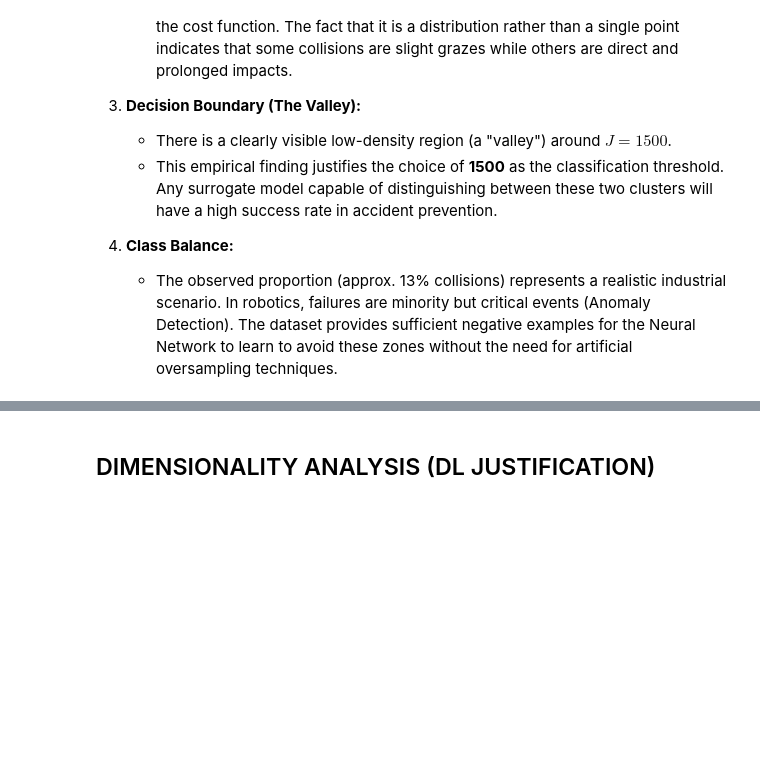
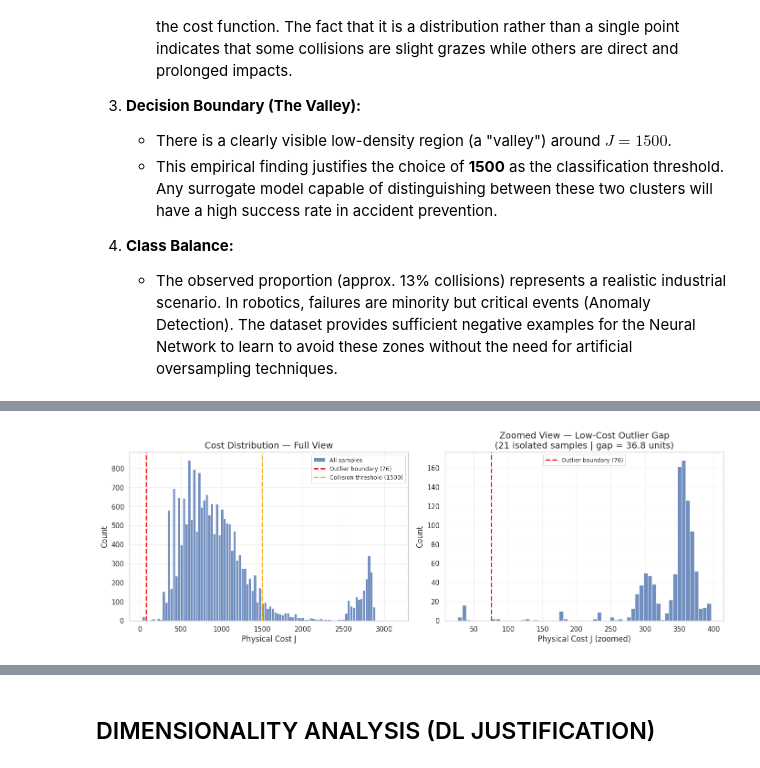
Before and after one commit to esteb01/TFM_Surrogate_Robot, a Jupyter notebook: notebooks/EDA.ipynb, the cells around one changed output, grey strips where cells are left out. Drawn from its saved outputs; the diff is of its cells as text; code cells hidden in the pictures; blank space fills up the shorter version.

```diff
--- a/notebooks/EDA.ipynb
+++ b/notebooks/EDA.ipynb
@@ -211,0 +224,86 @@ The cost function histogram reveals a clear bimodal distribution, which validate
+# %%
+# --- Threshold identification ---
+# Visual inspection of cost histogram reveals a clear gap.
+# Low-cost outliers: values far below the main distribution's minimum.
+# Threshold is set conservatively to capture only truly isolated points.
+
+cost_vals = df['cost'].values
+sorted_costs = np.sort(cost_vals)
+
+# --- Find the true outlier gap ---
+# Look at the bottom 10% and find ALL gaps > 20 cost units.
+# We want the FIRST significant gap, not the largest one.
+low_10pct = sorted_costs[:int(len(sorted_costs) * 0.10)]
+gaps = np.diff(low_10pct)
+
+significant_gaps = [
+    (low_10pct[i], low_10pct[i+1], low_10pct[i+1] - low_10pct[i])
+    for i in range(len(gaps)) if gaps[i] > 20
+]
+
+print("=" * 55)
+print("  SIGNIFICANT GAPS IN LOWER 10% OF DISTRIBUTION")
+print("=" * 55)
+for before, after, size in significant_gaps:
+    print(f"  Gap of {size:.1f} units: [{before:.2f} → {after:.2f}]")
+
+# Use FIRST gap as the true outlier boundary
+gap_threshold = significant_gaps[0][1]
+
+low_outliers = df[df['cost'] < gap_threshold]
+main_dist    = df[df['cost'] >= gap_threshold]
+high_outliers = df[df['cost'] > main_dist['cost'].quantile(0.995)]
+
+print()
+print("=" * 55)
+print("  OUTLIER ANALYSIS — Cost Distribution")
+print("=" * 55)
+print(f"  Total samples                   : {len(df):,}")
+print(f"  Refined gap threshold           : {gap_threshold:.2f}")
+print(f"  (i)  Low-cost outliers          : {len(low_outliers)} samples")
+print(f"       Cost range                 : [{low_outliers['cost'].min():.2f}, "
+      f"{low_outliers['cost'].max():.2f}]")
+print(f"       Gap to main dist.          : "
+      f"{main_dist['cost'].min() - low_outliers['cost'].max():.2f} units")
+print(f"       Main dist. starts at       : {main_dist['cost'].min():.2f}")
+print(f"  (ii) High-cost tail (>p99.5)    : {len(high_outliers)} samples")
+print(f"       Cost range                 : [{high_outliers['cost'].min():.2f}, "
+      f"{high_outliers['cost'].max():.2f}]")
+print(f"  (i)  % of dataset               : {len(low_outliers)/len(df)*100:.3f}%")
+print(f"  (ii) % of dataset               : {len(high_outliers)/len(df)*100:.3f}%")
+print("=" * 55)
+
+# --- Visualisation ---
+fig, axes = plt.subplots(1, 2, figsize=(14, 5))
+
+# Left: full distribution
+axes[0].hist(cost_vals, bins=100, color='#4c72b0',
+             edgecolor='white', alpha=0.8, label='All samples')
+axes[0].axvline(gap_threshold, color='red', ls='--', lw=2,
+                label=f'Outlier boundary ({gap_threshold:.0f})')
+axes[0].axvline(1500, color='orange', ls='--', lw=2,
+                label='Collision threshold (1500)')
+axes[0].set(xlabel='Physical Cost J', ylabel='Count',
+            title='Cost Distribution — Full View')
+axes[0].legend(fontsize=9)
+axes[0].grid(alpha=0.3)
+
+# Right: zoomed into the gap zone
+zoom_max = main_dist['cost'].quantile(0.05)
+axes[1].hist(df[df['cost'] <= zoom_max]['cost'].values,
+             bins=60, color='#4c72b0', edgecolor='white', alpha=0.8)
+axes[1].axvline(gap_threshold, color='red', ls='--', lw=2,
+                label=f'Outlier boundary ({gap_threshold:.0f})')
+axes[1].set(xlabel='Physical Cost J (zoomed)', ylabel='Count',
+            title=f'Zoomed View — Low-Cost Outlier Gap\n'
+                  f'({len(low_outliers)} isolated samples | '
+                  f'gap = {main_dist["cost"].min() - low_outliers["cost"].max():.1f} units)')
+axes[1].legend(fontsize=9)
+axes[1].grid(alpha=0.3)
+
+plt.tight_layout()
+plt.savefig('/content/drive/MyDrive/TFM/results/outlier_analysis.png',
+            dpi=150, bbox_inches='tight')
+plt.show()
+print("[INFO] Figure saved to results/outlier_analysis.png")
+# %% [output]
@@ -211,0 +327 @@ The cost function histogram reveals a clear bimodal distribution, which validate
+[figure, added]
```
Also changed, not shown: parts of 13 cells of this notebook, 4 other files.
